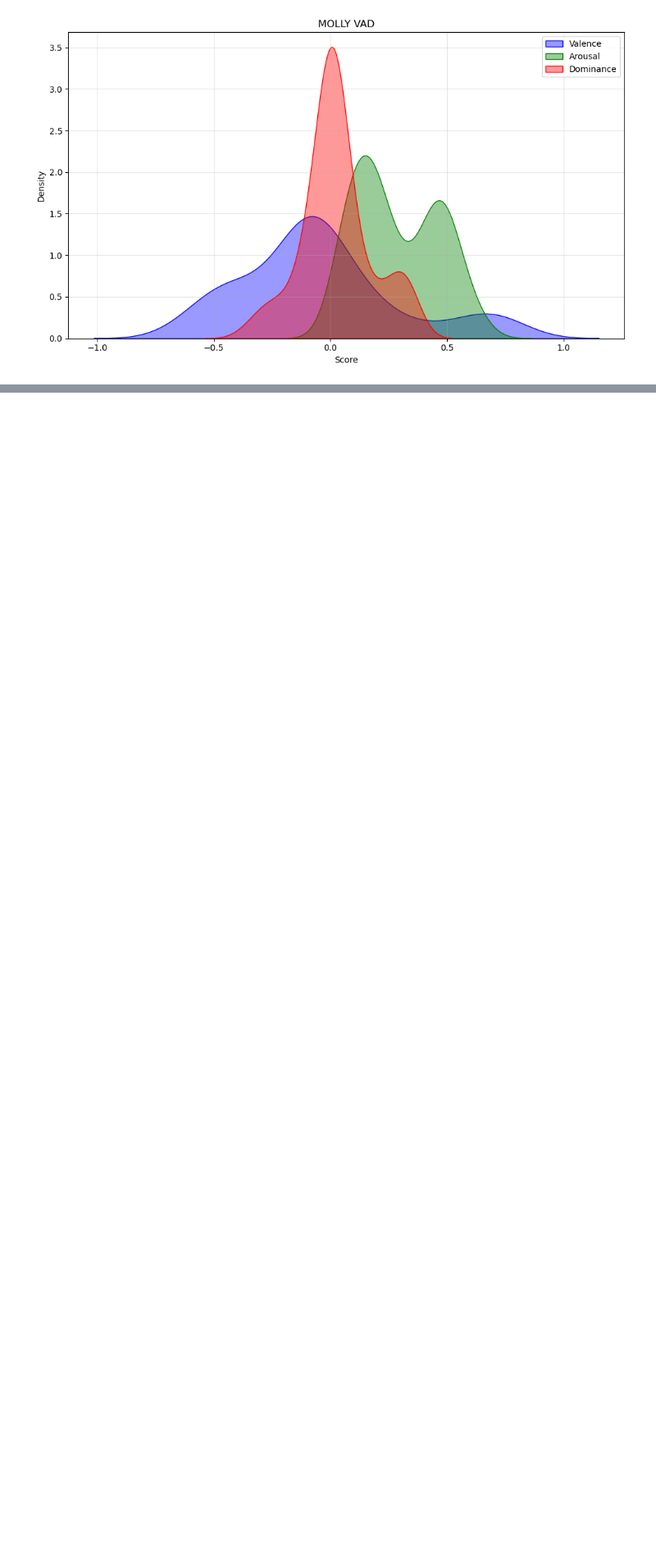
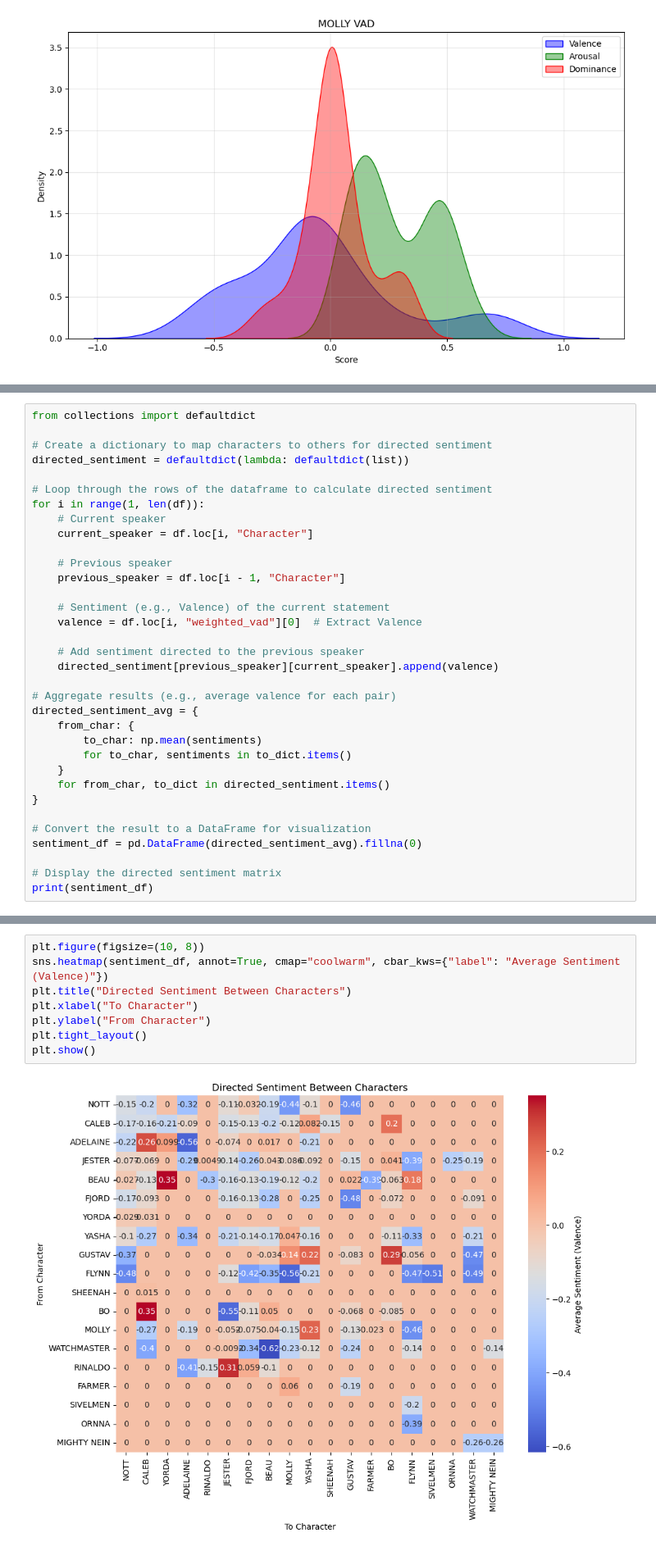
Before and after one commit to hanna-dodd/ttrpg-sentiment, a Jupyter notebook: vadscores.ipynb, the cells around one changed output, grey strips where cells are left out. Shown at 82% size. Cells and saved outputs as stored; diff of their text form; blank space fills up the shorter version.

```diff
--- a/vadscores.ipynb
+++ b/vadscores.ipynb
@@ -248,0 +256,34 @@ plt.show()
+# %%
+from collections import defaultdict
+
+# Create a dictionary to map characters to others for directed sentiment
+directed_sentiment = defaultdict(lambda: defaultdict(list))
+
+# Loop through the rows of the dataframe to calculate directed sentiment
+for i in range(1, len(df)):
+    # Current speaker
+    current_speaker = df.loc[i, "Character"]
+
+    # Previous speaker
+    previous_speaker = df.loc[i - 1, "Character"]
+
+    # Sentiment (e.g., Valence) of the current statement
+    valence = df.loc[i, "weighted_vad"][0]  # Extract Valence
+
+    # Add sentiment directed to the previous speaker
+    directed_sentiment[previous_speaker][current_speaker].append(valence)
+
+# Aggregate results (e.g., average valence for each pair)
+directed_sentiment_avg = {
+    from_char: {
+        to_char: np.mean(sentiments)
+        for to_char, sentiments in to_dict.items()
+    }
+    for from_char, to_dict in directed_sentiment.items()
+}
+
+# Convert the result to a DataFrame for visualization
+sentiment_df = pd.DataFrame(directed_sentiment_avg).fillna(0)
+
+# Display the directed sentiment matrix
+print(sentiment_df)
@@ -248,0 +308,10 @@ plt.show()
+# %%
+plt.figure(figsize=(10, 8))
+sns.heatmap(sentiment_df, annot=True, cmap="coolwarm", cbar_kws={"label": "Average Sentiment (Valence)"})
+plt.title("Directed Sentiment Between Characters")
+plt.xlabel("To Character")
+plt.ylabel("From Character")
+plt.tight_layout()
+plt.show()
+# %% [output]
+[figure, added]
```
Also changed, not shown: parts of 3 cells of this notebook, 9 other files.
